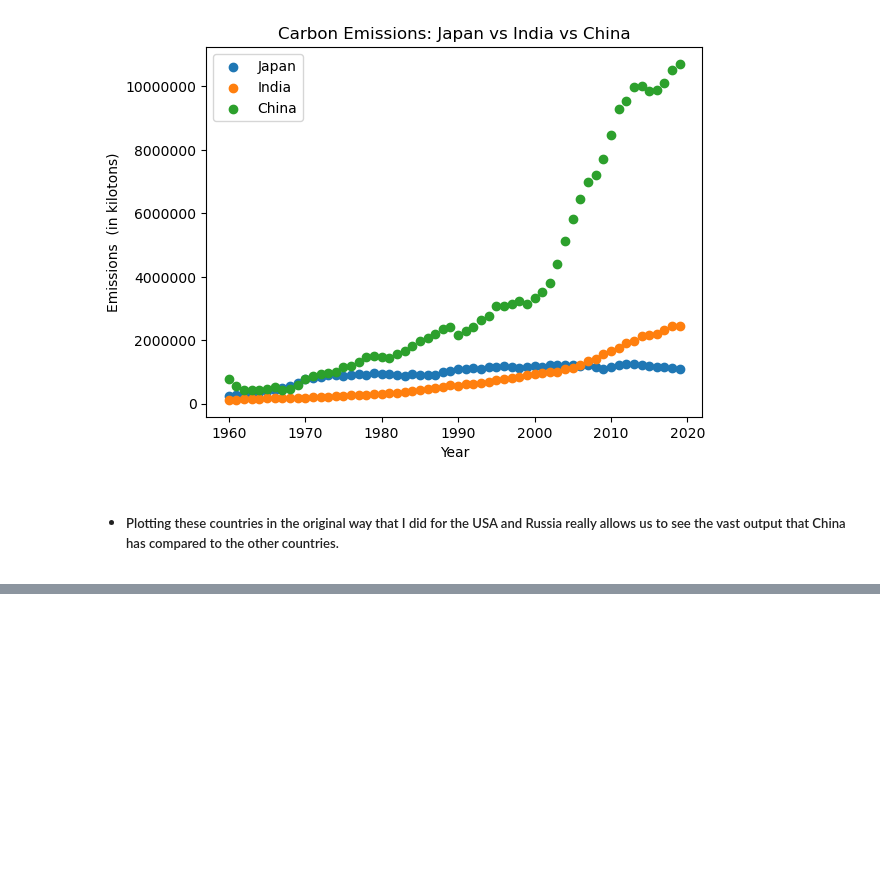
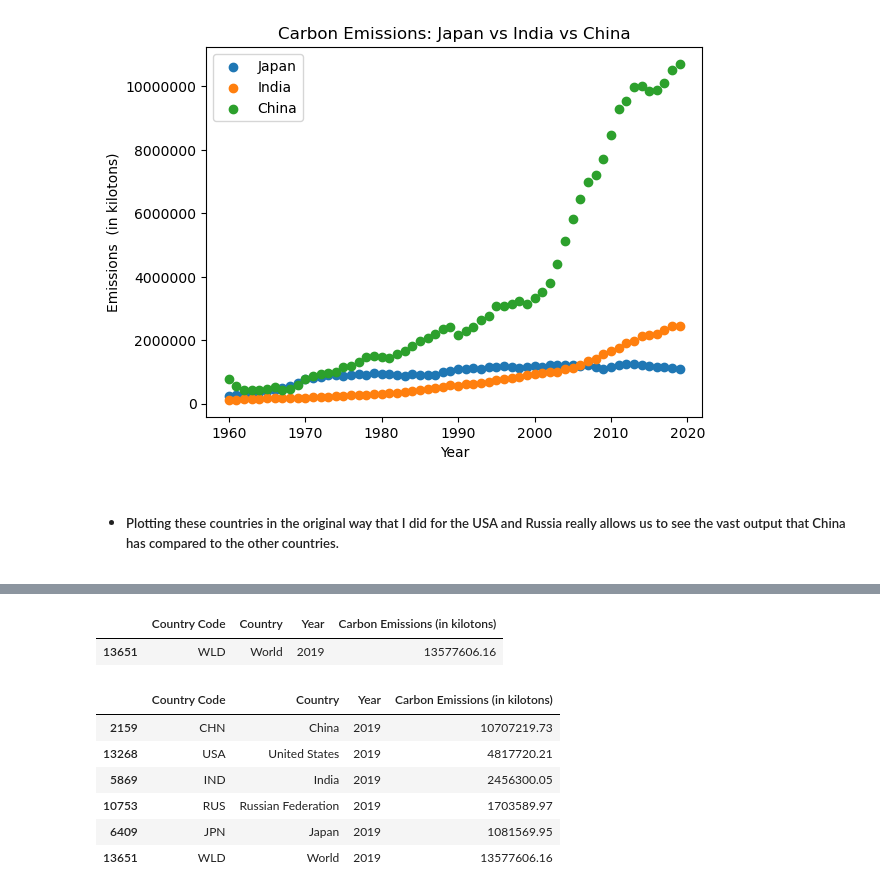
Before and after one commit to JeffreyFennell/Carbon-Emissions, a Jupyter notebook: carbon_emissions_project/carbon_emissions_final.ipynb, the cells around one changed output, grey strips where cells are left out. Drawn from its saved outputs; the diff is of its cells as text; code cells hidden in the pictures; blank space fills up the shorter version.

```diff
--- a/carbon_emissions_project/carbon_emissions_final.ipynb
+++ b/carbon_emissions_project/carbon_emissions_final.ipynb
@@ -400,0 +418,20 @@ ax.ticklabel_format(style='plain')
+# %%
+# Next, we'll substract the sum of carbon emissions of top_df from the current_wdf variable. This will give our modified_wdf. With this we will be able to make a more accurate pie chart.
+total_top = sum(top_df['Carbon Emissions (in kilotons)'])
+current_wdf['Carbon Emissions (in kilotons)']= current_wdf['Carbon Emissions (in kilotons)']- total_top
+current_wdf
+# %% [output]
+|  | Country Code | Country | Year | Carbon Emissions (in kilotons) |
+| 13651 | WLD | World | 2019 | 13577606.16 |
+# %%
+# Let's now combine everything into a neat dataframe for our pie chart.
+pie_df = pd.concat([top_df,current_wdf])
+pie_df
+# %% [output]
+|  | Country Code | Country | Year | Carbon Emissions (in kilotons) |
+| 2159 | CHN | China | 2019 | 10707219.73 |
+| 13268 | USA | United States | 2019 | 4817720.21 |
+| 5869 | IND | India | 2019 | 2456300.05 |
+| 10753 | RUS | Russian Federation | 2019 | 1703589.97 |
+| 6409 | JPN | Japan | 2019 | 1081569.95 |
+| 13651 | WLD | World | 2019 | 13577606.16 |
```
Also changed, not shown: parts of 8 cells of this notebook, 1 other file.
